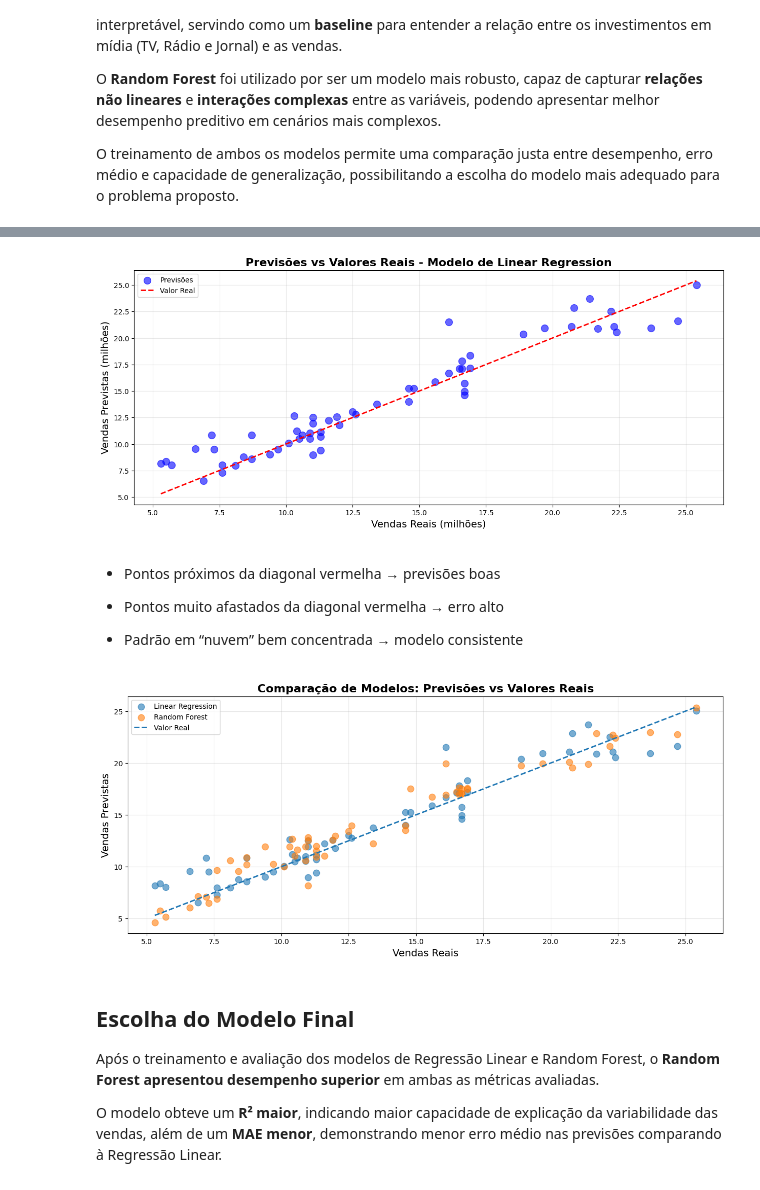
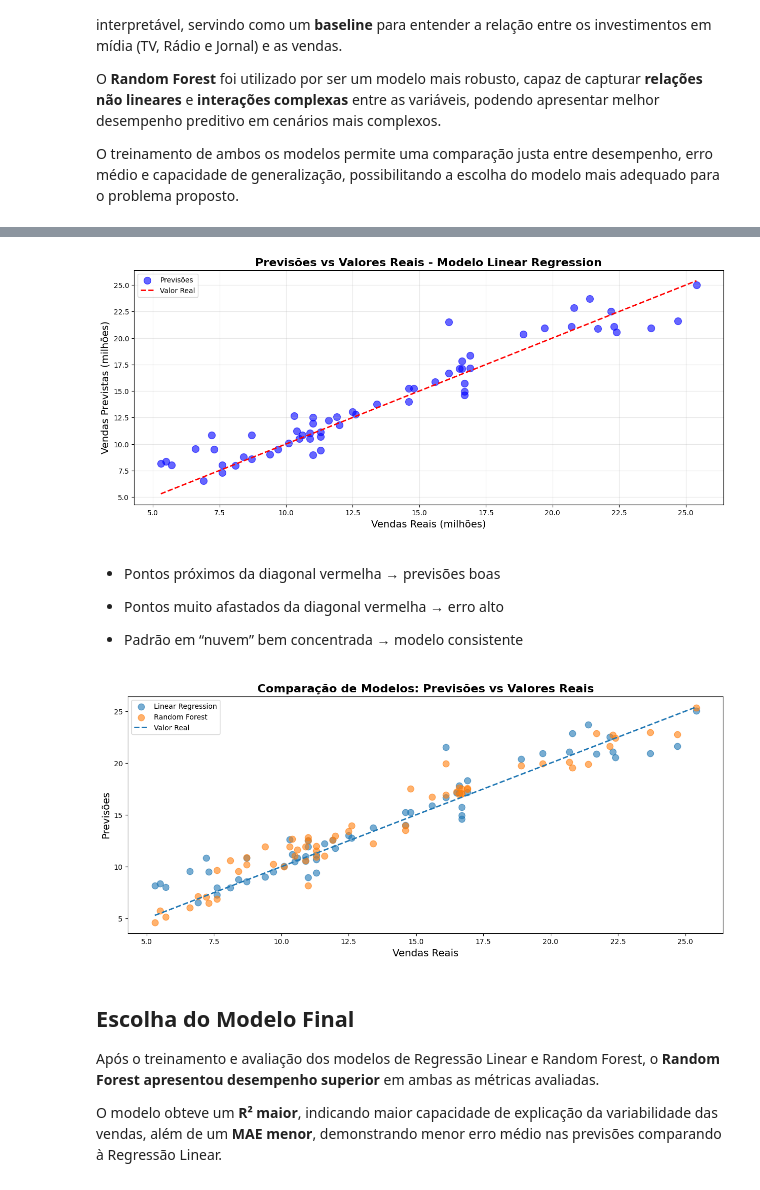
Before and after one commit to FelipeGhensevPeres/Sales-Prediction-ML, a Jupyter notebook: notebooks/main.ipynb, the cells around one changed output, grey strips where cells are left out. Saved outputs shown, nothing was run; the diff lists cells and outputs as text; code cells hidden in the pictures.

```diff
--- a/notebooks/main.ipynb
+++ b/notebooks/main.ipynb
@@ -154,18 +161,10 @@ plt.show()
 # %%
 # Gráfico comparativo: Previsões vs Valores Reais
-plt.figure(figsize=(15, 6))
-
-plt.scatter(y_teste, pred_linear, alpha=0.6, s=100, color='blue', label='Previsões')
-plt.plot([y_teste.min(), y_teste.max()], [y_teste.min(), y_teste.max()], 'r--', lw=2, label='Valor Real')
-
-plt.xlabel('Vendas Reais (milhões)', fontsize=14)
-plt.ylabel('Vendas Previstas (milhões)', fontsize=14)
-plt.title('Previsões vs Valores Reais - Modelo de Linear Regression', fontsize=16, fontweight='bold')
-plt.legend(fontsize=10)
-plt.grid(True, alpha=0.3)
-plt.show()
+plot_previsoes(y_real=y_teste,
+               y_pred=pred_linear,
+               titulo='Previsões vs Valores Reais - Modelo Linear Regression')
 # %% [output]
-[figure, old version]
+[figure, new version]
 # %% [markdown]
 - Pontos próximos da diagonal vermelha → previsões boas
 
@@ -173,43 +172,13 @@ plt.show()
 
 - Padrão em “nuvem” bem concentrada → modelo consistente
 # %%
-plt.figure(figsize=(15, 6))
-
-# Regressão Linear
-plt.scatter(
-    y_teste,
-    pred_linear,
-    alpha=0.6,
-    s=80,
-    label='Linear Regression'
-)
-
-# Random Forest
-plt.scatter(
-    y_teste,
-    pred_rf,
-    alpha=0.6,
-    s=80,
-    label='Random Forest'
-)
-
-# Linha de referência (previsão perfeita)
-plt.plot(
-    [y_teste.min(), y_teste.max()],
-    [y_teste.min(), y_teste.max()],
-    '--',
-    lw=2,
-    label='Valor Real'
-)
-
-plt.xlabel('Vendas Reais', fontsize=14)
-plt.ylabel('Vendas Previstas', fontsize=14)
-plt.title('Comparação de Modelos: Previsões vs Valores Reais', fontsize=16, fontweight='bold')
-plt.legend(fontsize=10)
-plt.grid(True, alpha=0.3)
-plt.show()
+plot_comparacao(y_real=y_teste,
+                pred_1=pred_linear,
+                pred_2=pred_rf,
+                label_modelo1='Linear Regression',
+                label_modelo2='Random Forest')
 # %% [output]
-[figure, old version]
+[figure, new version]
 # %% [markdown]
 ## Escolha do Modelo Final
 
```
Also changed, not shown: parts of 4 cells of this notebook.
